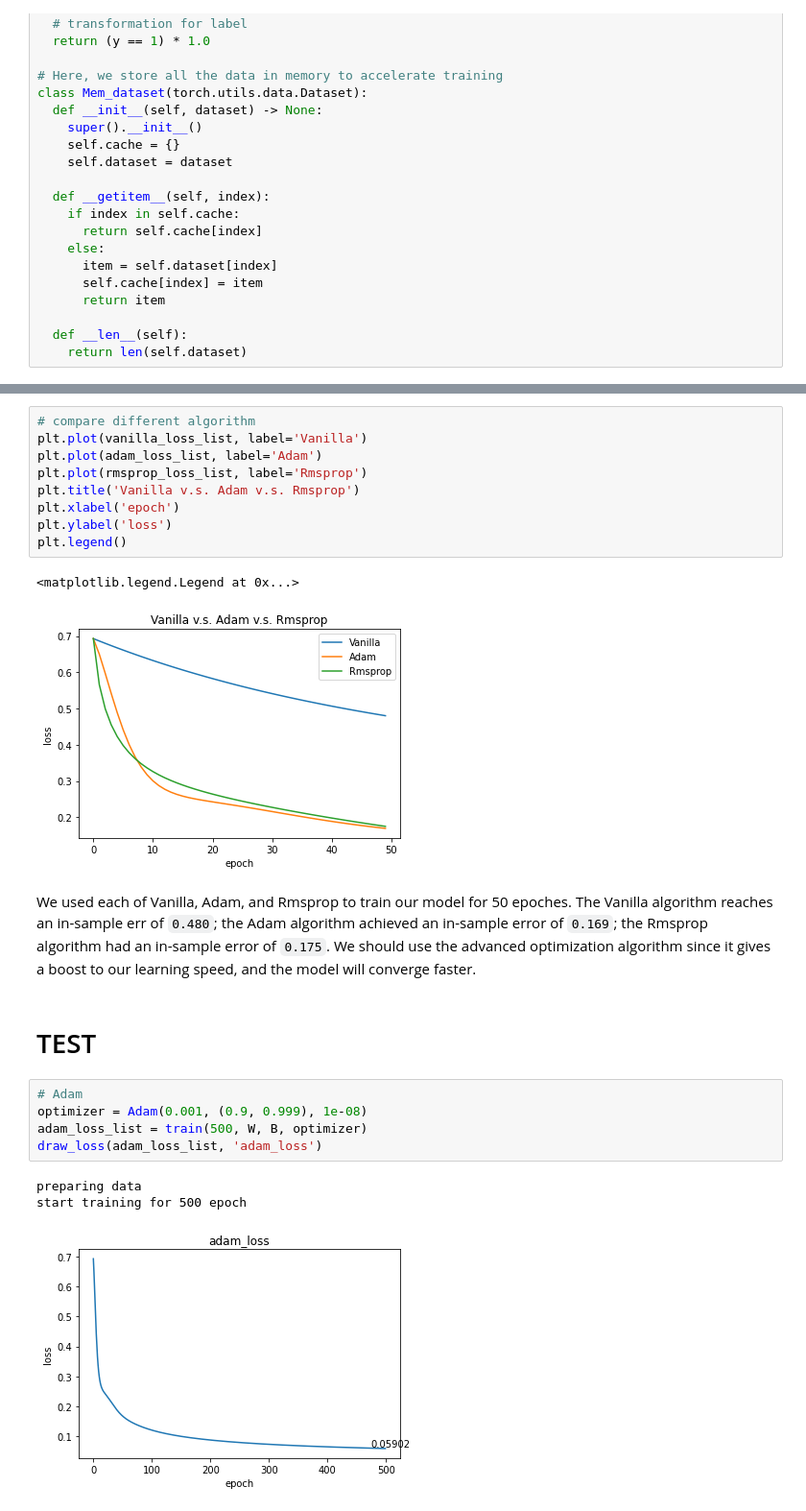
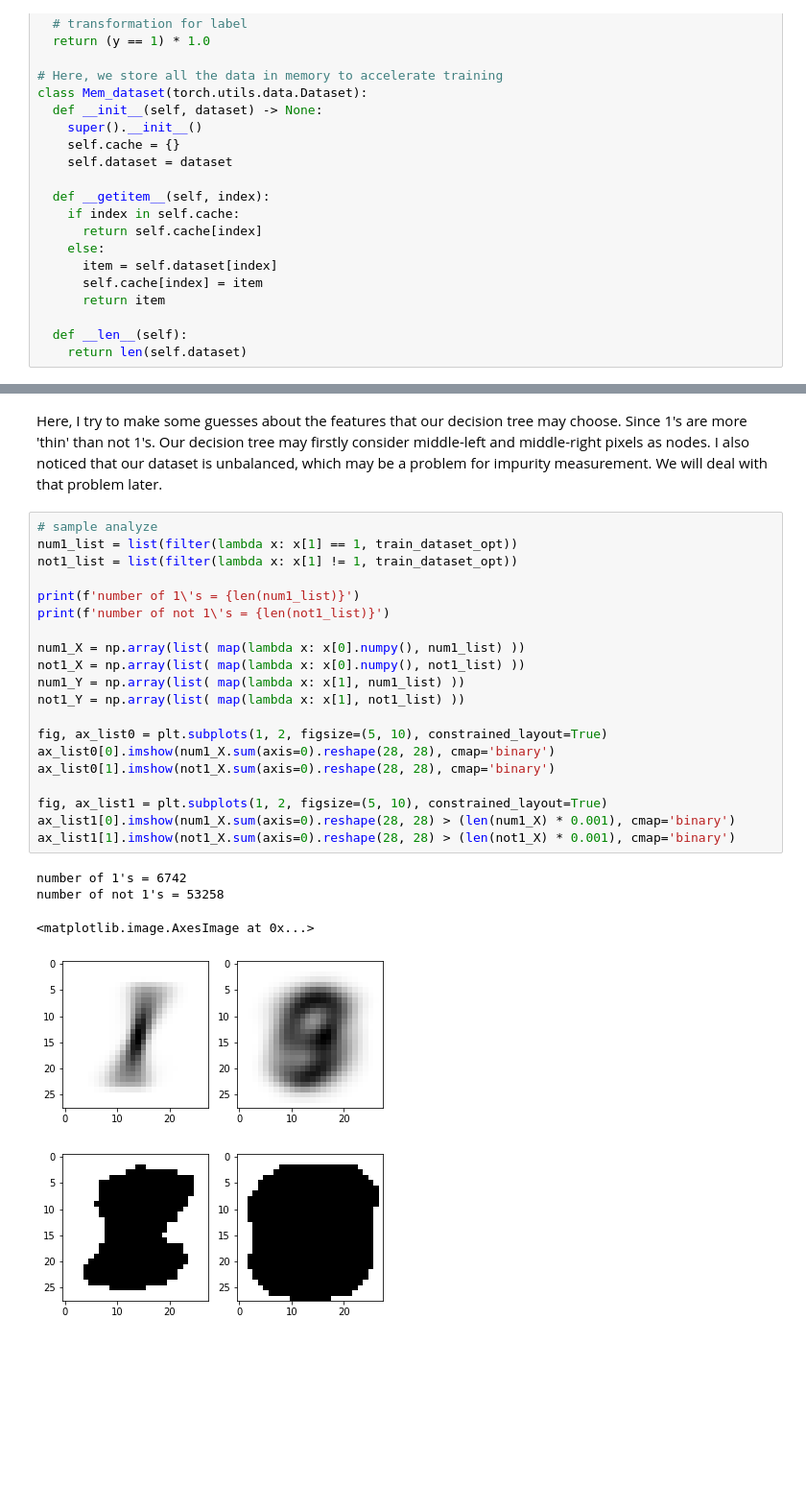
Before and after one commit to xiaoshaoyc/CSCI-4962, a Jupyter notebook: CSCI4962_HW2.ipynb, the cells around one changed output, grey strips where cells are left out. Shown at 96% size. Cells and saved outputs as stored; diff of their text form; blank space fills up the shorter version.

```diff
--- a/CSCI4962_HW2.ipynb
+++ b/CSCI4962_HW2.ipynb
@@ -418,25 +50,28 @@ start training for 50 epoch
-# %%
-# compare different algorithm
-plt.plot(vanilla_loss_list, label='Vanilla')
-plt.plot(adam_loss_list, label='Adam')
-plt.plot(rmsprop_loss_list, label='Rmsprop')
-plt.title('Vanilla v.s. Adam v.s. Rmsprop')
-plt.xlabel('epoch')
-plt.ylabel('loss')
-plt.legend()
-# %% [output]
-<matplotlib.legend.Legend at 0x...>
-[figure, removed]
-# %% [markdown]
-We used each of Vanilla, Adam, and Rmsprop to train our model for 50 epoches. The Vanilla algorithm reaches an in-sample err of `0.480`; the Adam algorithm achieved an in-sample error of `0.169`; the Rmsprop algorithm had an in-sample error of `0.175`. We should use the advanced optimization algorithm since it gives a boost to our learning speed, and the model will converge faster.
-# %% [markdown]
-# TEST
-# %%
-# Adam
-optimizer = Adam(0.001, (0.9, 0.999), 1e-08)
-adam_loss_list = train(500, W, B, optimizer)
-draw_loss(adam_loss_list, 'adam_loss')
-# %% [output]
-preparing data
-start training for 500 epoch
-[figure, removed]
+# %% [markdown]
+Here, I try to make some guesses about the features that our decision tree may choose. Since 1's are more 'thin' than not 1's. Our decision tree may firstly consider middle-left and middle-right pixels as nodes. I also noticed that our dataset is unbalanced, which may be a problem for impurity measurement. We will deal with that problem later.
+# %%
+# sample analyze
+num1_list = list(filter(lambda x: x[1] == 1, train_dataset_opt))
+not1_list = list(filter(lambda x: x[1] != 1, train_dataset_opt))
+
+print(f'number of 1\'s = {len(num1_list)}')
+print(f'number of not 1\'s = {len(not1_list)}')
+
+num1_X = np.array(list( map(lambda x: x[0].numpy(), num1_list) ))
+not1_X = np.array(list( map(lambda x: x[0].numpy(), not1_list) ))
+num1_Y = np.array(list( map(lambda x: x[1], num1_list) ))
+not1_Y = np.array(list( map(lambda x: x[1], not1_list) ))
+
+fig, ax_list0 = plt.subplots(1, 2, figsize=(5, 10), constrained_layout=True)
+ax_list0[0].imshow(num1_X.sum(axis=0).reshape(28, 28), cmap='binary')
+ax_list0[1].imshow(not1_X.sum(axis=0).reshape(28, 28), cmap='binary')
+
+fig, ax_list1 = plt.subplots(1, 2, figsize=(5, 10), constrained_layout=True)
+ax_list1[0].imshow(num1_X.sum(axis=0).reshape(28, 28) > (len(num1_X) * 0.001), cmap='binary')
+ax_list1[1].imshow(not1_X.sum(axis=0).reshape(28, 28) > (len(not1_X) * 0.001), cmap='binary')
+# %% [output]
+number of 1's = 6742
+number of not 1's = 53258
+<matplotlib.image.AxesImage at 0x...>
+[figure, added]
+[figure, added]
```
Also changed, not shown: parts of 40 cells of this notebook.
